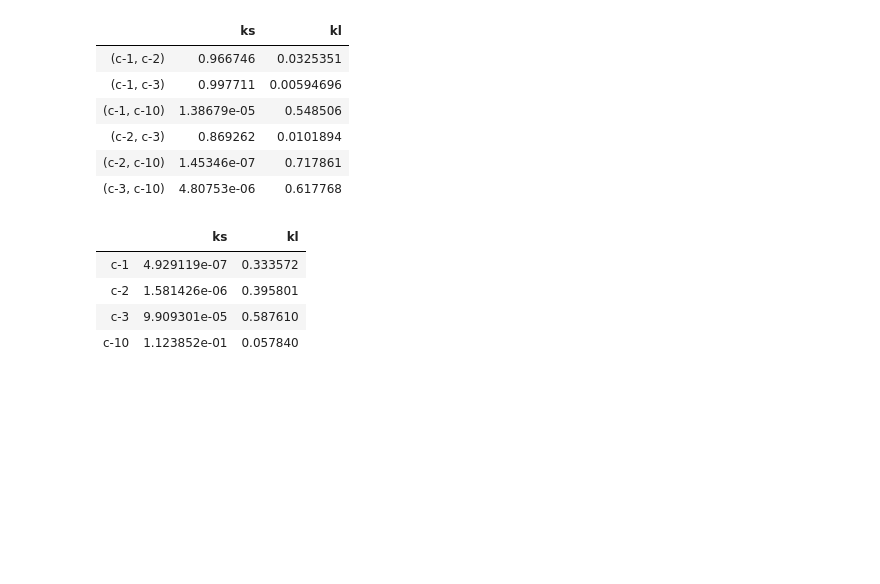
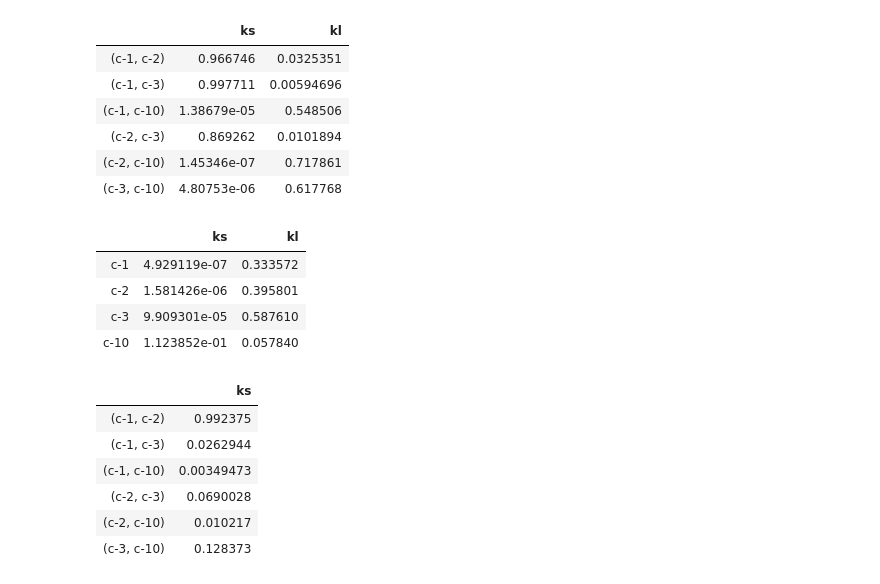
Before and after one commit to TanviDeora/MothLearning, a Jupyter notebook: Step8h_BinnedDataset-CompareFirstAndLast.ipynb, the cells around one changed output. Cells and saved outputs as stored; diff of their text form; code cells hidden in the pictures; blank space fills up the shorter version.

Commit message:
redid the stats

```diff
--- a/Step8h_BinnedDataset-CompareFirstAndLast.ipynb
+++ b/Step8h_BinnedDataset-CompareFirstAndLast.ipynb
@@ -586,3 +586,40 @@ early_df.to_csv(path + 'first3bins.csv')
 late_df.to_csv(path + '20To30bin.csv')
 earlyTrial.to_csv(path + 'first3bins_data.csv')
 lateTrial.to_csv(path + '20To30bin_data.csv')
+# %%
+earlyTrial = pd.read_csv(path + 'first3bins_data.csv')
+lateTrial = pd.read_csv(path + '20To30bin_data.csv')
+# %%
+shapes = ['c-1', 'c-2', 'c-3', 'c-10']
+# %%
+mystats_early = pd.DataFrame(index = list(combinations(shapes,2)), columns = ['ks'])
+mystats_late = pd.DataFrame(index = list(combinations(shapes,2)), columns = ['ks'])
+# %%
+# pairwise comparision across shapes
+
+for bla in combinations(shapes,2):
+    f1, f2 = bla
+
+    #early visits
+    x1 = earlyTrial.loc[earlyTrial.flower == f1, 'DiscoveryTime'].values/100
+    x2 = earlyTrial.loc[earlyTrial.flower == f2, 'DiscoveryTime'].values/100
+
+    _,early_ks = stats.ks_2samp(x1,x2 )
+    mystats_early.loc[bla, 'ks'] = early_ks
+
+    # later visits
+    x1 = lateTrial.loc[lateTrial.flower == f1, 'DiscoveryTime'].values/100
+    x2 = lateTrial.loc[lateTrial.flower == f2, 'DiscoveryTime'].values/100
+
+    _,later_ks = stats.ks_2samp(x1,x2 )
+    mystats_late.loc[bla, 'ks'] = later_ks
+# %%
+mystats_early
+# %% [output]
+|  | ks |
+| (c-1, c-2) | 0.992375 |
+| (c-1, c-3) | 0.0262944 |
+| (c-1, c-10) | 0.00349473 |
+| (c-2, c-3) | 0.0690028 |
+| (c-2, c-10) | 0.010217 |
+| (c-3, c-10) | 0.128373 |
```
Also changed, not shown: parts of 2 cells of this notebook, 1 other file.
